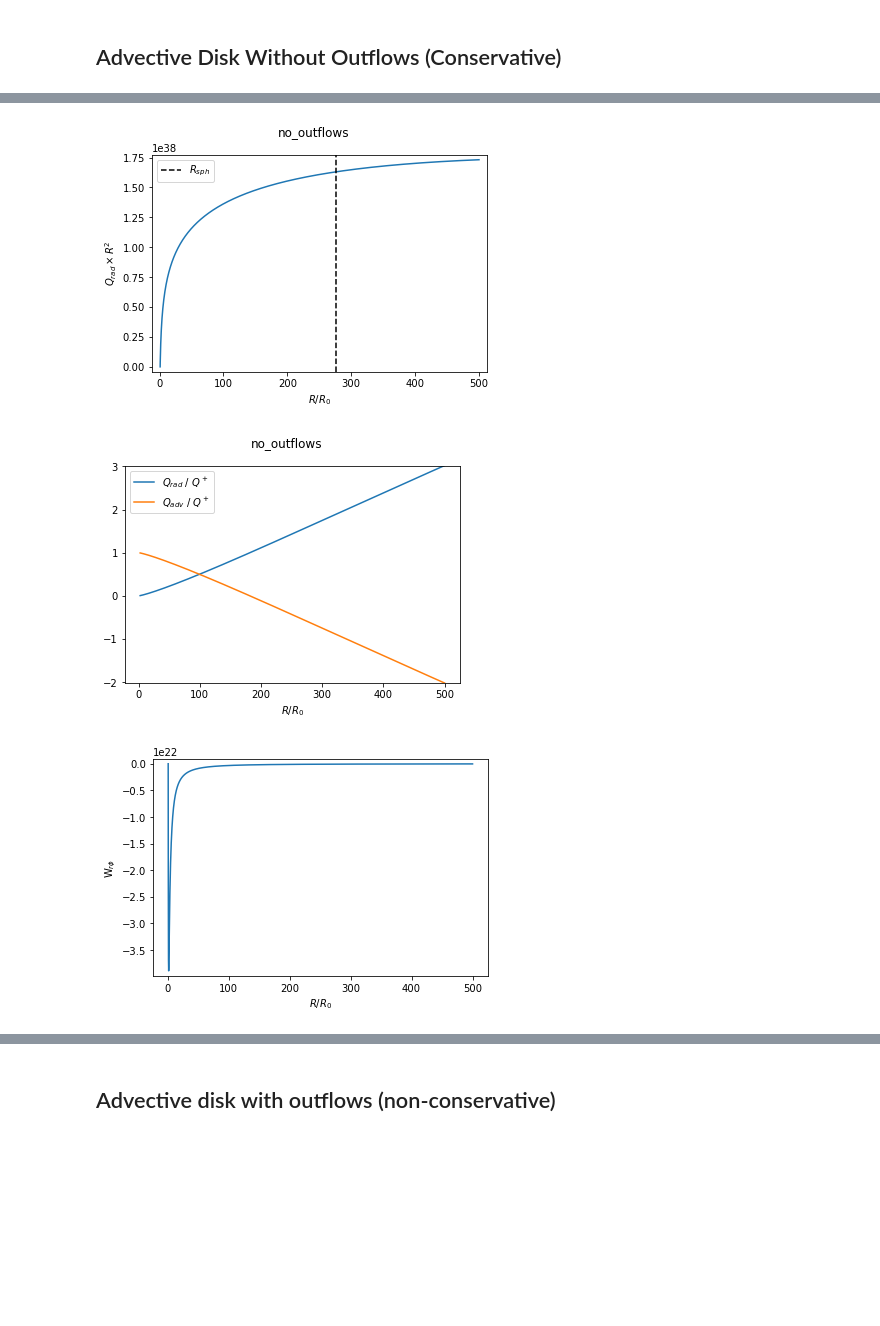
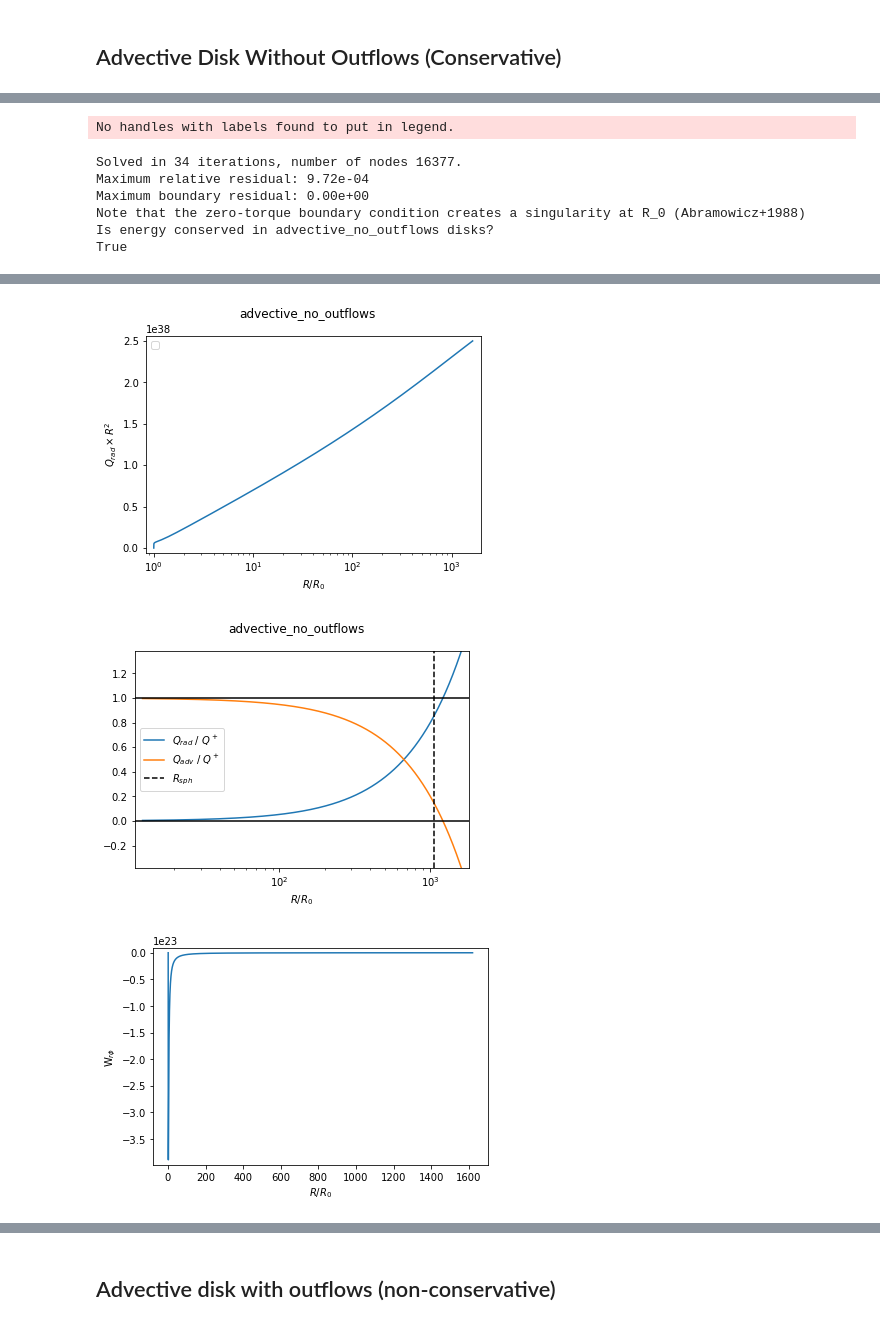
Before and after one commit to andresgur/lipunova, a Jupyter notebook: accretion_disks.ipynb, the cells around one changed output, grey strips where cells are left out. Saved outputs shown, nothing was run; the diff lists cells and outputs as text; code cells hidden in the pictures; blank space fills up the shorter version.

```diff
--- a/accretion_disks.ipynb
+++ b/accretion_disks.ipynb
@@ -12,7 +14,8 @@ if not os.path.isdir(outdir):
     os.mkdir(outdir)
 alpha = 0.1
 M = 10 * M_sun.to(u.g).value
-R0 = isco_radius(M, 0)
+k_T = (sigma_T / m_p).decompose(bases=u.cgs.bases).value
+c = c.decompose(bases=u.cgs.bases).value
 # %% [markdown]
 ## Shakura & Sunyaev disk (Conservative and non-advective disk)
 # %%
@@ -54,30 +88,38 @@ True
 # %% [markdown]
 ## Advective Disk Without Outflows (Conservative)
 # %%
-mdot = 100
-Mdot_0 = eddington_accretion_rate(M  / (M_sun.to(u.g).value), R0) * mdot
-disk = Advective_Disk_Without_Outflows(M, mdot, alpha, Rmin=1, Rmax=500)
-solution = disk.solve(max_nodes=500000, step=0.1)
+mdot = 1000
+disk = AdvectiveDiskWithoutOutflows(M, mdot, alpha, Rmin=1, Rmax=300, spin=0, torque_Rmin=10**(-12))
+disk.Rmax = 1.62 * disk.mdot
+Mdot_0 = disk.Mdot_0
+step = 0.1
+solution = disk.solve(max_nodes=50000, step=step, verbose=1, H_boundary=10**(-15))
 R = solution.x
+height = solution.y[0]
+
+Qrad = disk.Q_rad(height, R)
+Rsph, L = find_rsph(Qrad, R, disk.M)
+
 w = keplerian_angular_w(R, disk.M)
-height = solution.y[0]
+
+# H/R
 fig = plt.figure()
 fig.suptitle("%s" % disk.name)
 r = R / disk.R0
 plt.plot(r, height/ R)
 plt.ylabel("$H/R$")
 plt.xlabel("$R / R_0$")
+plt.xscale("log")
 
-Qrad = disk.Q_rad(height, R)
+# Qrad
 fig = plt.figure()
 fig.suptitle("%s" % disk.name)
 plt.plot(r, Qrad * R**2)
 plt.ylabel("$Q_{rad} \\times R^2$")
-Rsph, L = find_rsph(Qrad, R, disk.M)
 plt.margins(x=0.025, y=0.025)
-plt.axvline(Rsph / disk.R0, color="black", label="$R_{sph}$", ls="--")
 plt.legend()
 plt.xlabel("$R / R_0$")
+plt.xscale("log")
 
 Wrphi = disk.torque(R, w)
 dWrphi = disk.torque_derivative(R, w)
@@ -87,22 +129,48 @@ dH = disk.Hprime(Mdot, height, R, Wrphi, dWrphi)
 drho = disk.densityPrime(Wrphi, dWrphi, height, dH, Mdot, R)
 Qadv = disk.Q_adv(Mdot, height, dH, rho, drho, R)
 Q = -3/4 * w * Wrphi
-
+# Q
 fig = plt.figure()
 fig.suptitle("%s" % disk.name)
-margin = 200
+margin = 300
 print("Note that the zero-torque boundary condition creates a singularity at R_0 (Abramowicz+1988)")
 plt.plot(r[margin:], (Qrad / Q)[margin:], label="$Q_{rad}$ / $Q^+$")
 plt.plot(r[margin:], (Qadv / Q)[margin:], label="$Q_{adv}$ / $Q^+$")
+plt.axhline(0, ls="solid", color="black")
+plt.axhline(1, ls="solid", color="black")
 plt.xlabel("$R / R_0$")
+plt.axvline(Rsph / disk.R0, color="black", label="$R_{sph}$", ls="--")
 plt.legend()
-plt.margins(y=0.0)
+plt.margins(x = 0.025, y=0.0)
 plt.legend()
+plt.xscale("log")
 
+# torque
 plt.figure()
 fig.suptitle("%s" % disk.name)
 plt.plot(r, Wrphi)
 plt.xlabel("$R / R_0$")
 plt.ylabel("W$_{r\phi}$")
 plt.margins(y=0.025)
+# density
+density = disk.density(Wrphi, height, w)
+fig = plt.figure()
+fig.suptitle("%s" % disk.name)
+margin = 300
+plt.plot(r[margin:], density[margin:]) # avoid the singularity at R_0
+plt.yscale("log")
+plt.margins(x=0.025, y=0.025)
+plt.ylabel("$\\rho$ (g/cm$^3$)")
+plt.xlabel("$R / R_0$")
+
+# radial velocity
+plt.figure()
+fig.suptitle("%s" % disk.name)
+v_r = disk.v_r(Mdot, height, density, R)
+plt.plot(r[200:], v_r[200:]/c) # avoid the singularity at R_0
+plt.margins(x=0.025, y=0.025)
+plt.ylabel("$V_r / c$")
+plt.xlabel("$R / R_0$")
+print("Is energy conserved in %s disks?" % disk.name)
+print(np.allclose(Qrad[margin:] + Qadv[margin:], Q[margin:])) # avoid the singularity at R_0
 # %% [output]
@@ -125,0 +178,7 @@ Note that the zero-torque boundary condition creates a singularity at R_0 (Abram
+No handles with labels found to put in legend.
+Solved in 34 iterations, number of nodes 16377.
+Maximum relative residual: 9.72e-04
+Maximum boundary residual: 0.00e+00
+Note that the zero-torque boundary condition creates a singularity at R_0 (Abramowicz+1988)
+Is energy conserved in advective_no_outflows disks?
+True
@@ -127,3 +186,3 @@ Note that the zero-torque boundary condition creates a singularity at R_0 (Abram
-[figure, old version]
+[figure, new version]
-[figure, old version]
+[figure, new version]
-[figure, old version]
+[figure, new version]
```
Also changed, not shown: parts of 9 cells of this notebook, 1 other file.
